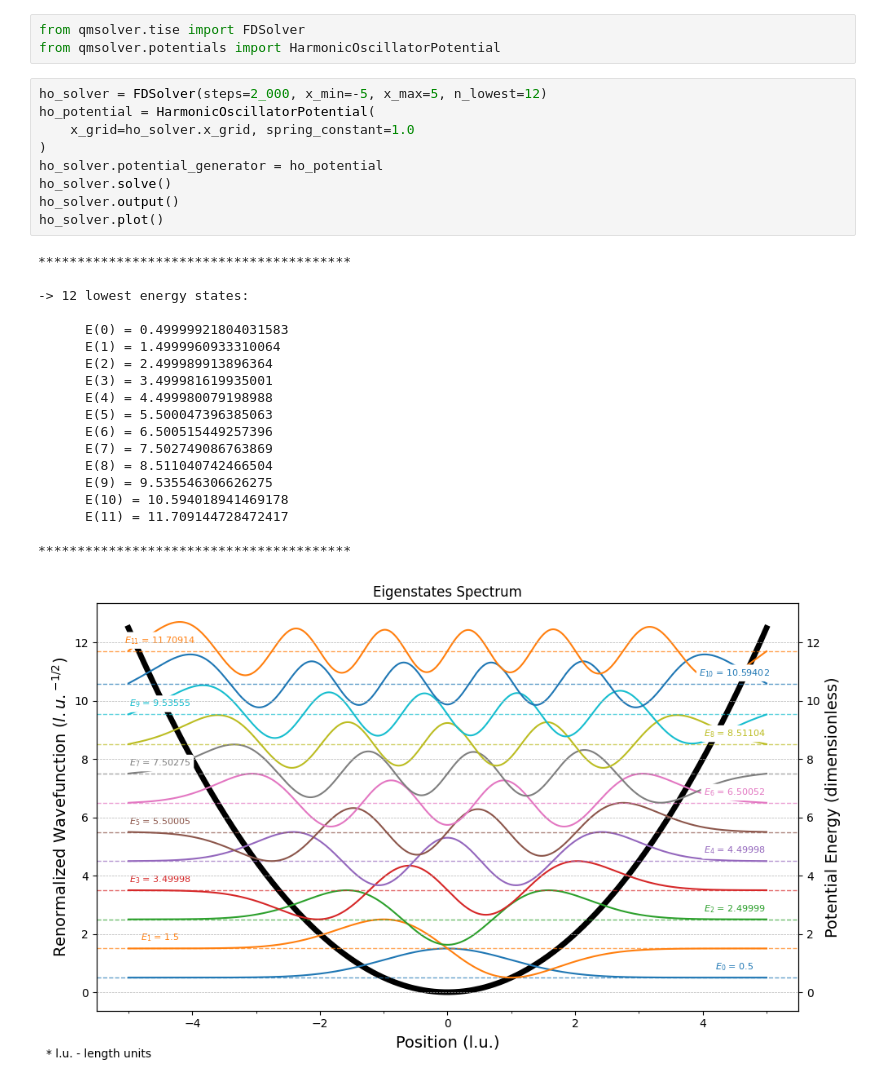
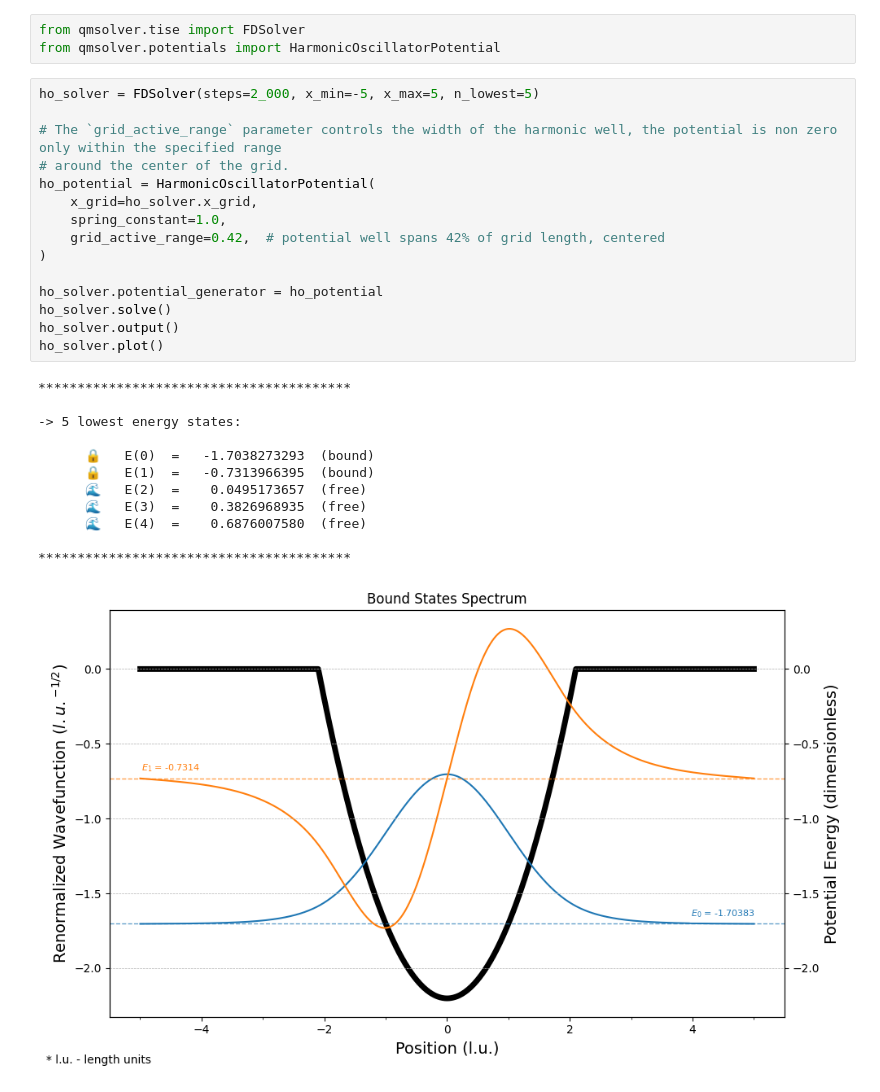
Before and after one commit to gbatagian/qmsolver, a Jupyter notebook: notebooks/harmonic_oscilator.ipynb, the cells around one changed output. Saved outputs shown, nothing was run; the diff lists cells and outputs as text.

```diff
--- a/notebooks/harmonic_oscilator.ipynb
+++ b/notebooks/harmonic_oscilator.ipynb
@@ -2,31 +2,30 @@
 from qmsolver.tise import FDSolver
 from qmsolver.potentials import HarmonicOscillatorPotential
 # %%
-ho_solver = FDSolver(steps=2_000, x_min=-5, x_max=5, n_lowest=12)
+ho_solver = FDSolver(steps=2_000, x_min=-5, x_max=5, n_lowest=5)
+
+# The `grid_active_range` parameter controls the width of the harmonic well, the potential is non zero only within the specified range
+# around the center of the grid.
 ho_potential = HarmonicOscillatorPotential(
-    x_grid=ho_solver.x_grid, spring_constant=1.0
+    x_grid=ho_solver.x_grid,
+    spring_constant=1.0,
+    grid_active_range=0.42,  # potential well spans 42% of grid length, centered
 )
+
 ho_solver.potential_generator = ho_potential
 ho_solver.solve()
 ho_solver.output()
 ho_solver.plot()
 # %% [output]
 ****************************************
 
--> 12 lowest energy states:
+-> 5 lowest energy states:
 
-      E(0) = 0.49999921804031583
-      E(1) = 1.4999960933310064
-      E(2) = 2.499989913896364
-      E(3) = 3.499981619935001
-      E(4) = 4.499980079198988
-      E(5) = 5.500047396385063
-      E(6) = 6.500515449257396
-      E(7) = 7.502749086763869
-      E(8) = 8.511040742466504
-      E(9) = 9.535546306626275
-      E(10) = 10.594018941469178
-      E(11) = 11.709144728472417
+      🔒   E(0)  =   -1.7038273293  (bound)
+      🔒   E(1)  =   -0.7313966395  (bound)
+      🌊   E(2)  =    0.0495173657  (free)
+      🌊   E(3)  =    0.3826968935  (free)
+      🌊   E(4)  =    0.6876007580  (free)
 
 ****************************************
-[figure, old version]
+[figure, new version]
```
Also changed, not shown: parts of 2 cells of this notebook, 12 other files.
